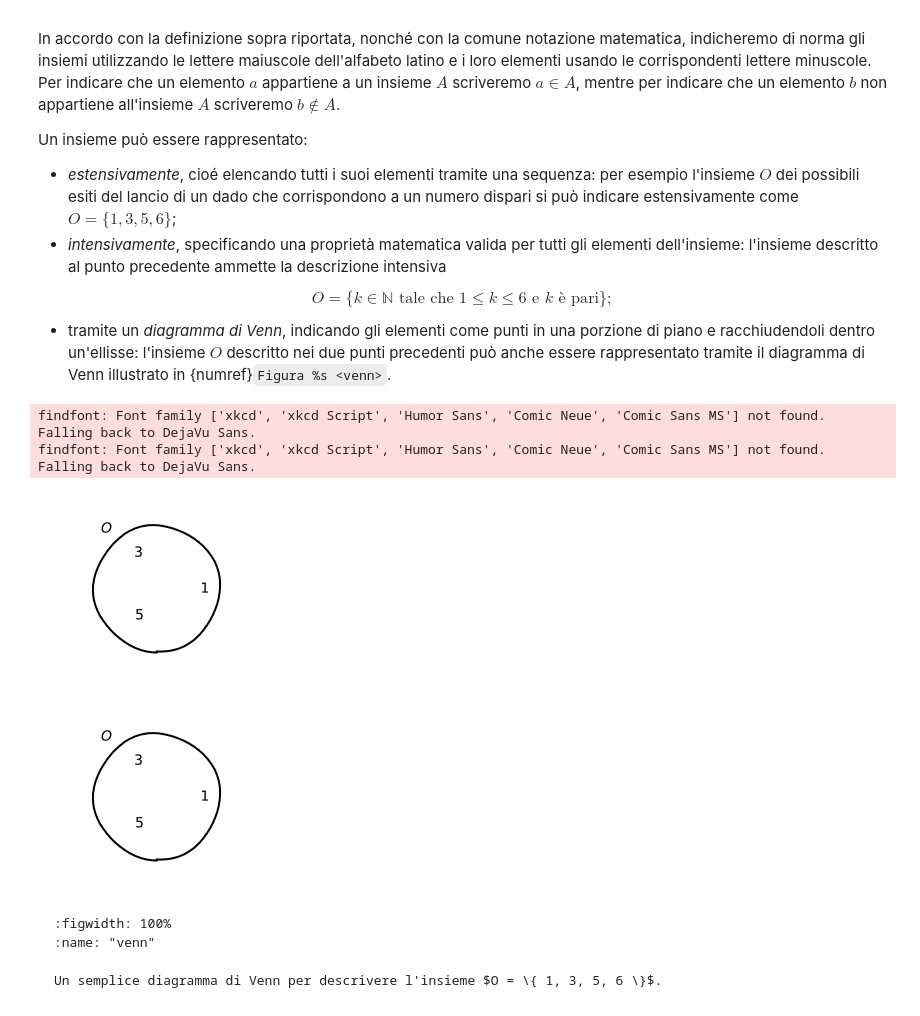
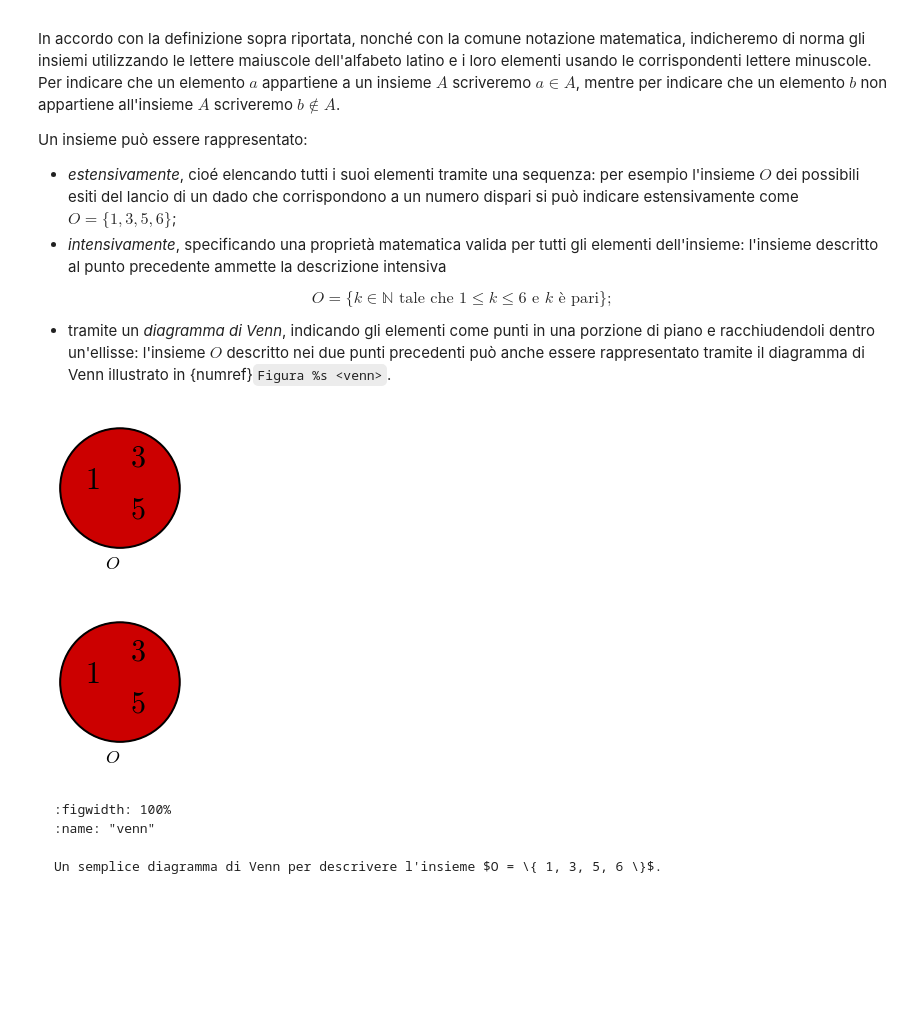
Before and after one commit to dariomalchiodi/sds, a Jupyter notebook: _sources/p3-CP/c2-teoria-insiemi/teoria-insiemi.ipynb, the cells around one changed output. Drawn from its saved outputs; the diff is of its cells as text; code cells hidden in the pictures; blank space fills up the shorter version.

````diff
--- a/_sources/p3-CP/c2-teoria-insiemi/teoria-insiemi.ipynb
+++ b/_sources/p3-CP/c2-teoria-insiemi/teoria-insiemi.ipynb
@@ -6,4 +6,10 @@ import numpy as np
 from matplotlib_venn import venn2_circles, venn2
 from myst_nb import glue
 
-plt.xkcd()
+import matplotlib
+matplotlib.rcParams['mathtext.rm'] = 'Bitstream Vera Sans'
+matplotlib.rcParams['mathtext.it'] = 'Bitstream Vera Sans:italic'
+matplotlib.rcParams['mathtext.bf'] = 'Bitstream Vera Sans:bold'
+matplotlib.rcParams['mathtext.fontset'] = 'cm'
+font_size = 18
+matplotlib.rcParams['font.size'] = str(font_size)
@@ -29,35 +33,46 @@ $$
 O = \{ k \in \mathbb N \text{ tale che } 1 \leq k \leq 6 \text{ e } k \text{ è pari} \};
 $$
 - tramite un _diagramma di Venn_, indicando gli elementi come punti in una porzione di piano e racchiudendoli dentro un'ellisse: l'insieme $O$ descritto nei due punti precedenti può anche essere rappresentato tramite il diagramma di Venn illustrato in {numref}`Figura %s <venn>`.
-# %%
-import matplotlib.patches as patches
-
-fig = plt.figure()
-
-values = np.random.permutation((1, 3, 5))
-
-error = lambda x: (np.random.random() - 0.5) * 0.1
-errors = np.array([(error(v), error(v)) for v in values])
-
-coords = np.array([(.35 * math.cos(t), .35 * math.sin(t))
-          for t in np.linspace(0, 2 * math.pi, 4)[:-1]])
-
-venn2_circles((3, 0, 0))
-for v, c in zip(values, coords + errors):
-    plt.text(*c, str(v))
-
-plt.text(-.5, .5, '$O$')
-
-plt.xlim(-1, 2)
-plt.ylim(-.8, .8)
-
-
-glue("venn-picture", fig, display=False)
-# %% [output]
-findfont: Font family ['xkcd', 'xkcd Script', 'Humor Sans', 'Comic Neue', 'Comic Sans MS'] not found. Falling back to DejaVu Sans.
-findfont: Font family ['xkcd', 'xkcd Script', 'Humor Sans', 'Comic Neue', 'Comic Sans MS'] not found. Falling back to DejaVu Sans.
-[figure, removed]
-[figure, removed]
+# %%
+venn_set_color = '#cc0000'
+venn_set_edge= '#333333'
+
+fig = plt.figure()
+
+v = venn2(subsets=(3, 3, 0), set_labels=('$O$', ''))
+c = venn2_circles(subsets=(3, 3, 0))
+
+for l in v.set_labels:
+    l.set_fontsize(font_size)
+
+for area in ['01', '10', '11']:
+    if area != '11':
+        #v.get_patch_by_id(area).set_color('skyblue')
+        #v.get_patch_by_id(area).set_alpha(1)
+        txt = v.get_label_by_id(area)
+        if txt:
+            txt.set_text('')
+
+v.get_patch_by_id('10').set_color(venn_set_color)
+v.get_patch_by_id('10').set_alpha(1)
+
+v.get_patch_by_id('01').set_color('white')
+c[1].set_edgecolor('white')
+
+#plt.gca().set_axis_on()
+plt.gca().set_facecolor('white')
+
+ymin, ymax = plt.gca().get_ylim()
+plt.ylim(ymin - 0.1, ymax)
+plt.text(-0.85, 0, '$1$', fontsize=30)
+plt.text(-0.55, 0.15, '$3$', fontsize=30)
+plt.text(-0.55, -0.2, '$5$', fontsize=30)
+plt.show()
+
+glue("venn-picture", fig, display=False)
+# %% [output]
+[figure, added]
+[figure, added]
 # %% [markdown]
 ```{glue:figure} venn-picture
 :figwidth: 100%
````
Also changed, not shown: parts of 27 cells of this notebook, 29 other files.
